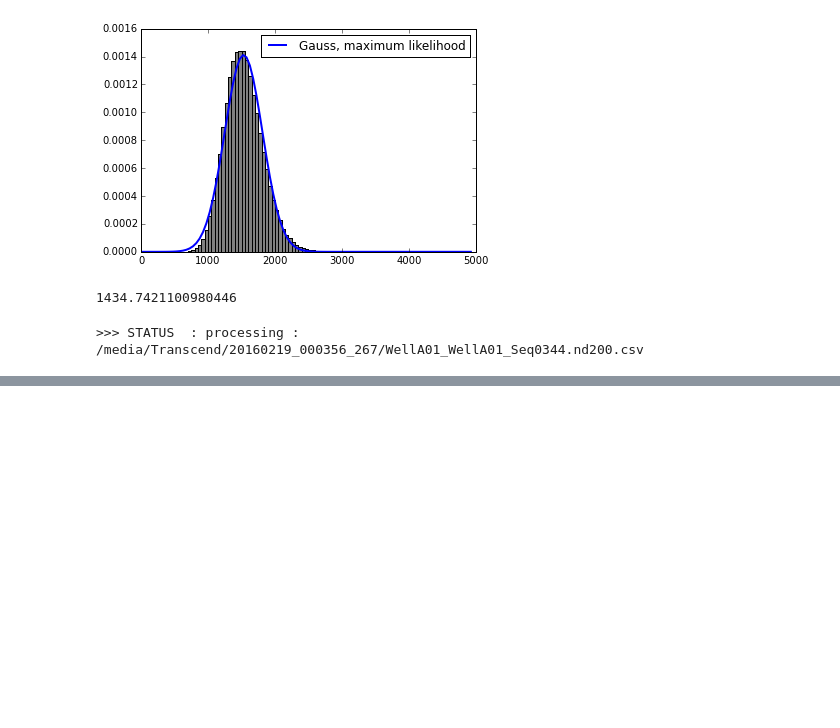
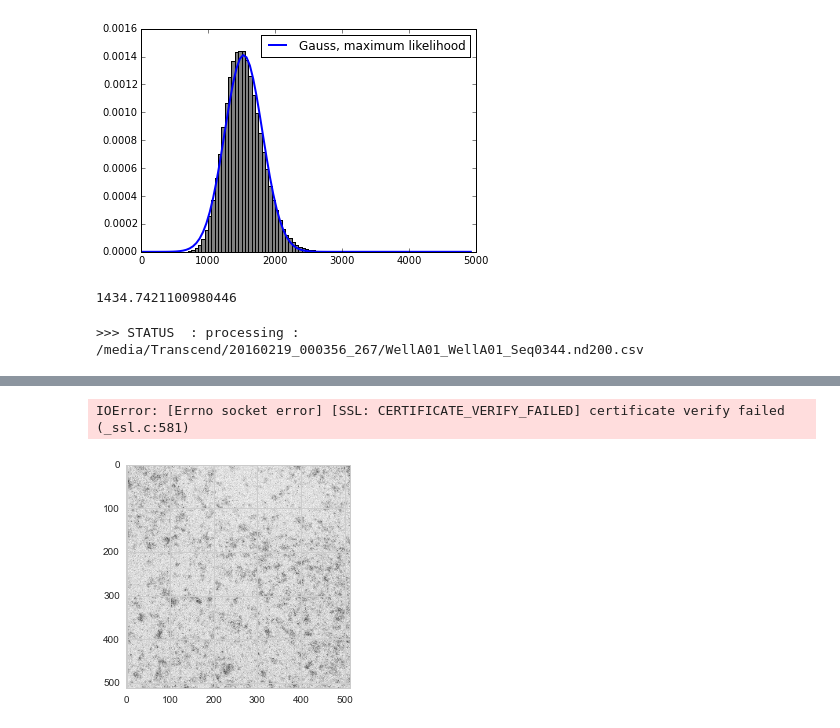
Before and after one commit to rraadd88/htsimaging, a Jupyter notebook: htsimaging/test_ana2.ipynb, the cells around one changed output, grey strips where cells are left out. Saved outputs shown, nothing was run; the diff lists cells and outputs as text; code cells hidden in the pictures; blank space fills up the shorter version.

```diff
--- a/htsimaging/test_ana2.ipynb
+++ b/htsimaging/test_ana2.ipynb
@@ -163,0 +190,9 @@ csv2nums('/media/Transcend/20160219_000356_267/WellA01_WellA01_Seq0344.nd200.csv
+# %%
+import numpy as np
+nd_dh='/media/Transcend/20160219_000356_267'
+for csv_fh in csv_fhs:
+    arr=np.genfromtxt(nd_dh+"/"+csv_fh,delimiter=',')
+    vec=np.concatenate(arr)
+    bins = np.arange(0, 5000, 50)#np.arange(5000)
+    probs, binedges = np.histogram(vec, bins=bins, normed=True)
+    np.savetxt("%s/%s.lut" % (nd_dh,csv_fh), probs, delimiter=",")
@@ -163,0 +221,30 @@ csv2nums('/media/Transcend/20160219_000356_267/WellA01_WellA01_Seq0344.nd200.csv
+# %%
+import seaborn as sns
+sns.set_style("whitegrid")
+tips = sns.load_dataset("tips")
+# ax = sns.violinplot(x="day", y="total_bill", data=data_luts)
+# %% [output]
+IOError: [Errno socket error] [SSL: CERTIFICATE_VERIFY_FAILED] certificate verify failed (_ssl.c:581)
+# %%
+import matplotlib.pyplot as plt
+%matplotlib inline
+# import matplotlib.image as mpimg
+nd_dh='/media/Transcend/20160219_000356_267'
+for i in range(len(csv_fhs)):
+    csv_fh=csv_fhs[i]
+#     if i==0:
+    arr=np.genfromtxt(nd_dh+"/"+csv_fh,delimiter=',')
+#         x=np.concatenate(arr)
+    fig=plt.imshow(arr)
+    plt.savefig(csv_fh+'.png')
+#     else:
+#         arr=np.genfromtxt(nd_dh+"/"+csv_fh,delimiter=',')
+#         y=np.concatenate(arr)
+#         plt.imshow(arr)
+#         plt.scatter(x,y)
+#     arr=np.genfromtxt("/media/Transcend/20160219_000356_267/WellA01_WellA01_Seq0001.nd200.csv",delimiter=',')
+#     # image = mpimg.imread("/media/Transcend/20160219_000356_267/WellA01_WellA01_Seq0001.nd200.csv")
+#     plt.imshow(arr)
+#     plt.show()
+# %% [output]
+[figure, added]
```
Also changed, not shown: parts of 6 cells of this notebook, 1 other file.
